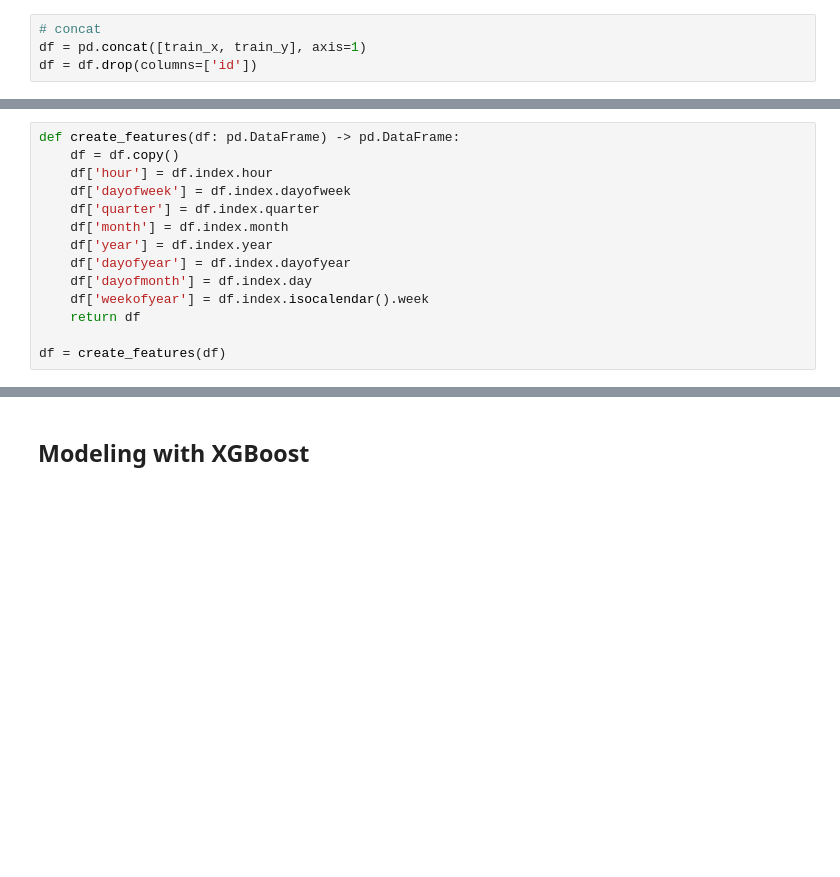
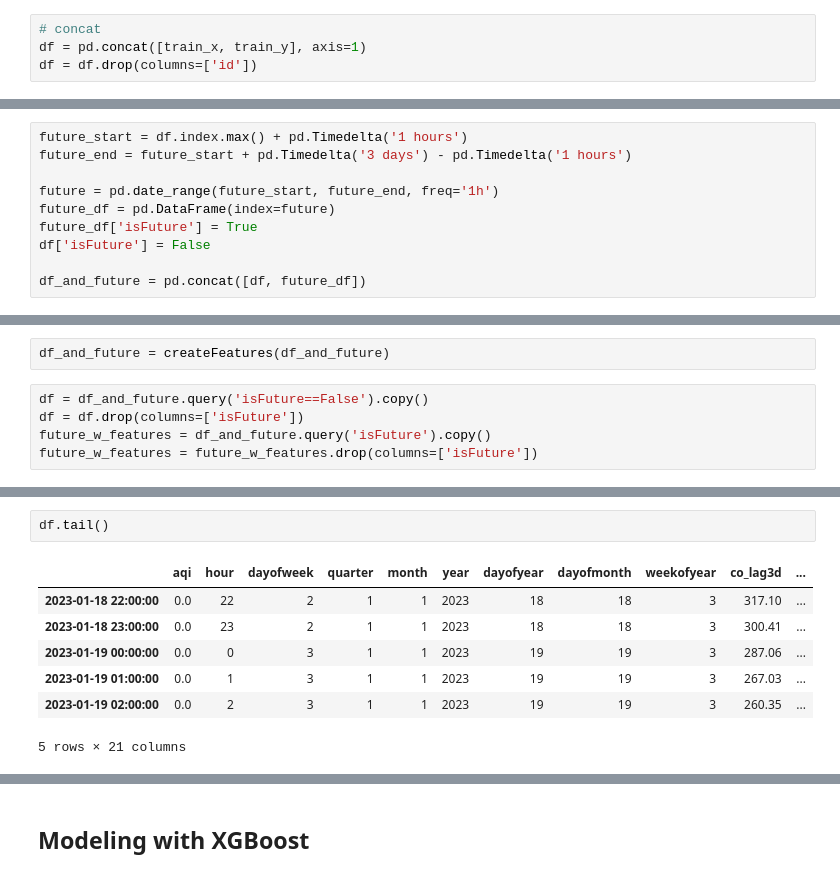
Before and after one commit to achi113s/AQIPrediction, a Jupyter notebook: 3_model_training_nb.ipynb, the cells around one changed output, grey strips where cells are left out. Saved outputs shown, nothing was run; the diff lists cells and outputs as text; blank space fills up the shorter version.

Commit message:
added feature engineering function to my_functions, started training with new features

```diff
--- a/3_model_training_nb.ipynb
+++ b/3_model_training_nb.ipynb
@@ -164,14 +207,0 @@ df
-# %%
-def create_features(df: pd.DataFrame) -> pd.DataFrame:
-    df = df.copy()
-    df['hour'] = df.index.hour
-    df['dayofweek'] = df.index.dayofweek
-    df['quarter'] = df.index.quarter
-    df['month'] = df.index.month
-    df['year'] = df.index.year
-    df['dayofyear'] = df.index.dayofyear
-    df['dayofmonth'] = df.index.day
-    df['weekofyear'] = df.index.isocalendar().week
-    return df
-
-df = create_features(df)
@@ -181,0 +214,10 @@ df.columns
+# %%
+future_start = df.index.max() + pd.Timedelta('1 hours')
+future_end = future_start + pd.Timedelta('3 days') - pd.Timedelta('1 hours')
+
+future = pd.date_range(future_start, future_end, freq='1h')
+future_df = pd.DataFrame(index=future)
+future_df['isFuture'] = True
+df['isFuture'] = False
+
+df_and_future = pd.concat([df, future_df])
@@ -181,0 +242,7 @@ df.columns
+# %%
+df_and_future = createFeatures(df_and_future)
+# %%
+df = df_and_future.query('isFuture==False').copy()
+df = df.drop(columns=['isFuture'])
+future_w_features = df_and_future.query('isFuture').copy()
+future_w_features = future_w_features.drop(columns=['isFuture'])
@@ -181,0 +259,10 @@ df.columns
+# %%
+df.tail()
+# %% [output]
+|  | aqi | hour | dayofweek | quarter | month | year | dayofyear | dayofmonth | weekofyear | co_lag3d | ... |
+| 2023-01-18 22:00:00 | 0.0 | 22 | 2 | 1 | 1 | 2023 | 18 | 18 | 3 | 317.10 | ... |
+| 2023-01-18 23:00:00 | 0.0 | 23 | 2 | 1 | 1 | 2023 | 18 | 18 | 3 | 300.41 | ... |
+| 2023-01-19 00:00:00 | 0.0 | 0 | 3 | 1 | 1 | 2023 | 19 | 19 | 3 | 287.06 | ... |
+| 2023-01-19 01:00:00 | 0.0 | 1 | 3 | 1 | 1 | 2023 | 19 | 19 | 3 | 267.03 | ... |
+| 2023-01-19 02:00:00 | 0.0 | 2 | 3 | 1 | 1 | 2023 | 19 | 19 | 3 | 260.35 | ... |
+5 rows × 21 columns
```
Also changed, not shown: parts of 41 cells of this notebook, 2 other files.
